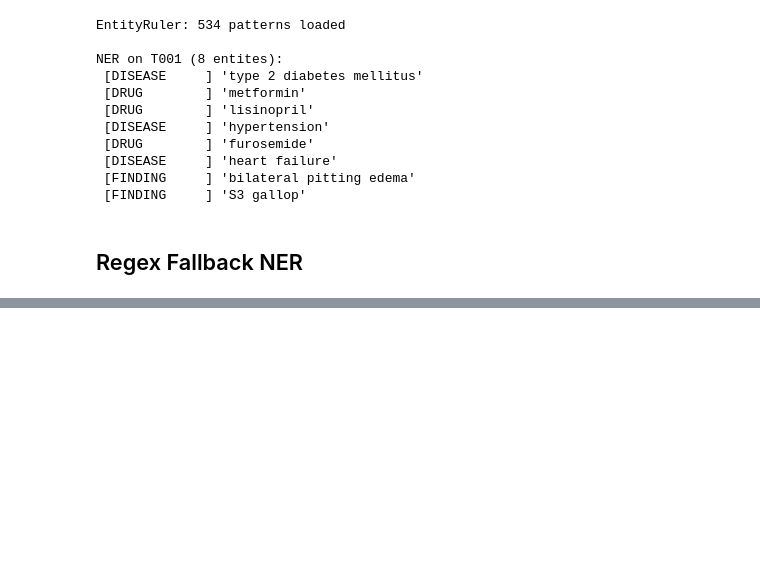
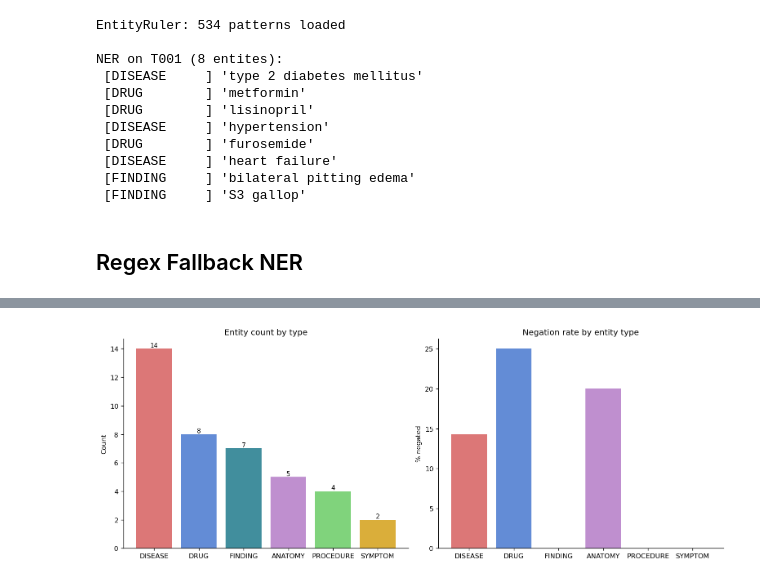
Before and after one commit to Sravanigangul/healthcare-clinical-nlp, a Jupyter notebook: notebooks/Clinical_Named_Entity_Recognition.ipynb, the cells around one changed output, grey strips where cells are left out. Saved outputs shown, nothing was run; the diff lists cells and outputs as text; code cells hidden in the pictures; blank space fills up the shorter version.

Commit message:
Update Clinical_Named_Entity_Recognition.ipynb
Add NER evaluation and negation analysis

```diff
--- a/notebooks/Clinical_Named_Entity_Recognition.ipynb
+++ b/notebooks/Clinical_Named_Entity_Recognition.ipynb
@@ -204,0 +233,19 @@ def regex_ner(text, entity_lists):
+# %%
+NEGATION_TRIGGERS = ["no ","not ","denies ","denied ","without ","w/o ",
+                      "never ","absent ","negative ","no evidence of ","rules out "]
+def ner_with_negation(text, entity_lists):
+    entities = []
+    for label, patterns in entity_lists.items():
+        for pattern in patterns:
+            regex = r'\b' + re.escape(pattern) + r'\b'
+            for m in re.finditer(regex,text, re.IGNORECASE):
+                context = text[max(0,m.start()-70):m.start()].lower()
+                negated = any(neg in context for neg in NEGATION_TRIGGERS)
+                entities.append({"text":m.group(), "label": label, "start":m.start(), "end": m.end(), "negated":negated, "context": context[-40:].strip()})
+    return sorted(entities, key = lambda x: x["start"])
+print("NER with negation context (T001):")
+print(f"{'Entity':30s} {'Type':20s} {'Negated'}")
+print("-"*60)
+for ent in ner_with_negation(ANNOTATED[0]["text"], ENTITY_LISTS) [:12]:
+    flag = "NEGATED" if ent["negated"] else "Affirmed"
+    print(f"  {ent['text']:28s} {ent['label']:12s} {flag}")
@@ -204,0 +306,79 @@ def regex_ner(text, entity_lists):
+# %%
+# Entity distribution plot
+all_ents = []
+
+for ann in ANNOTATED:
+    all_ents.extend(
+        ner_with_negation(ann["text"], ENTITY_LISTS)
+    )
+
+# Count entities by label
+counts = pd.Series(
+    [e["label"] for e in all_ents]
+).value_counts()
+
+# Calculate % of entities that are negated for each label
+neg_rates = {
+    t: (
+        sum(
+            1 for e in all_ents
+            if e["label"] == t and e["negated"]
+        )
+        /
+        max(
+            1,
+            sum(
+                1 for e in all_ents
+                if e["label"] == t
+            )
+        )
+        * 100
+    )
+    for t in counts.index
+}
+
+COLORS = {
+    "DISEASE": "#D65F5F",
+    "DRUG": "#4878CF",
+    "PROCEDURE": "#6ACC65",
+    "ANATOMY": "#B47CC7",
+    "SYMPTOM": "#D4A017",
+    "FINDING": "#1F7A8C"
+}
+
+fig, axes = plt.subplots(1, 2, figsize=(13, 5))
+
+bars = axes[0].bar(
+    counts.index,
+    counts.values,
+    color=[COLORS.get(t, "gray") for t in counts.index],
+    alpha=0.85
+)
+
+for bar, v in zip(bars, counts.values):
+    axes[0].text(
+        bar.get_x() + bar.get_width()/2,
+        v + 0.1,
+        str(v),
+        ha="center",
+        fontsize=9
+    )
+
+axes[0].set_title("Entity count by type")
+axes[0].set_ylabel("Count")
+
+axes[1].bar(
+    neg_rates.keys(),
+    neg_rates.values(),
+    color=[COLORS.get(t, "gray") for t in neg_rates.keys()],
+    alpha=0.85
+)
+
+axes[1].set_title("Negation rate by entity type")
+axes[1].set_ylabel("% negated")
+
+plt.tight_layout()
+plt.savefig("/tmp/mod5/ner_distribution.png", bbox_inches="tight")
+plt.show()
+# %% [output]
+[figure, added]
```
Also changed, not shown: parts of 5 cells of this notebook.
